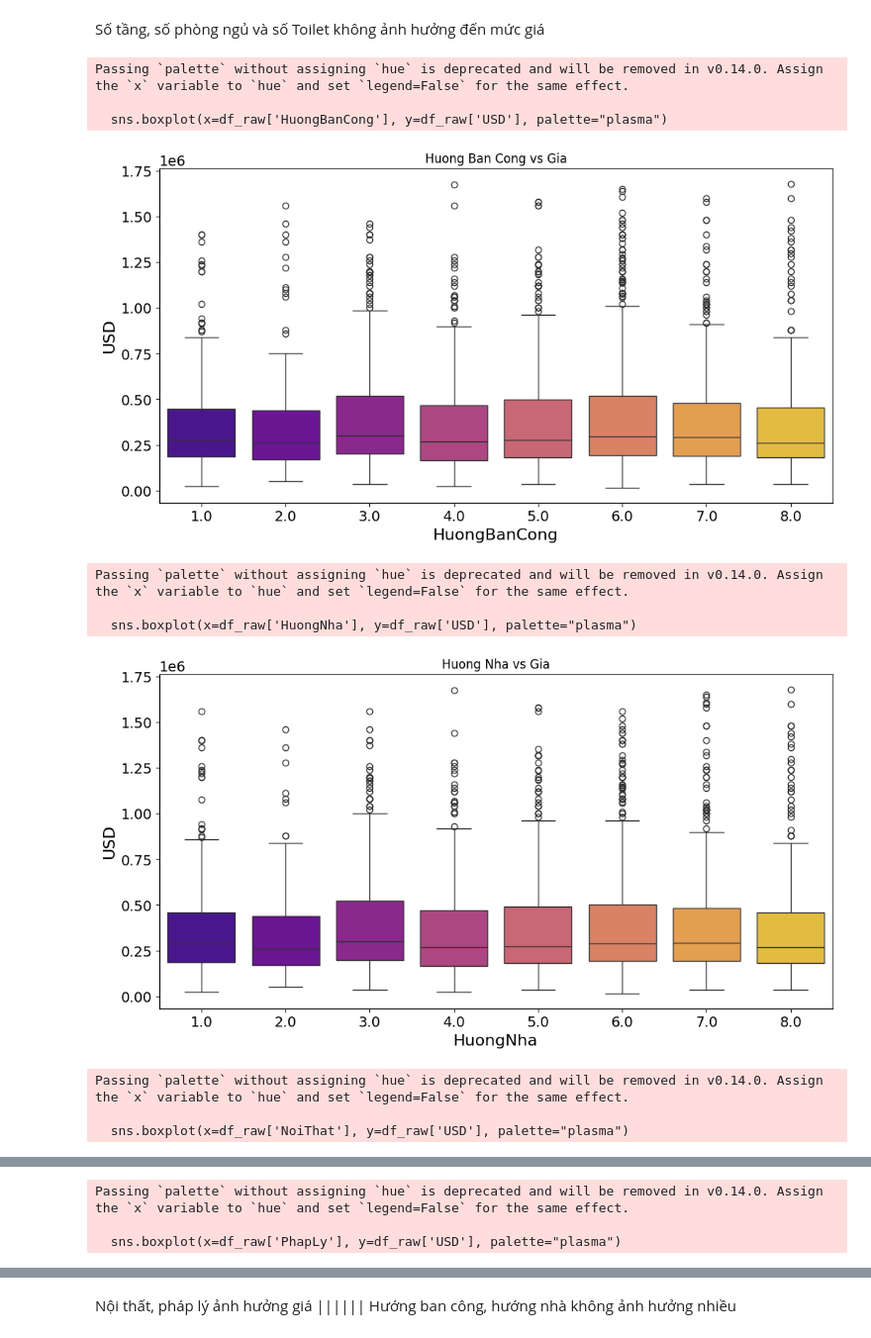
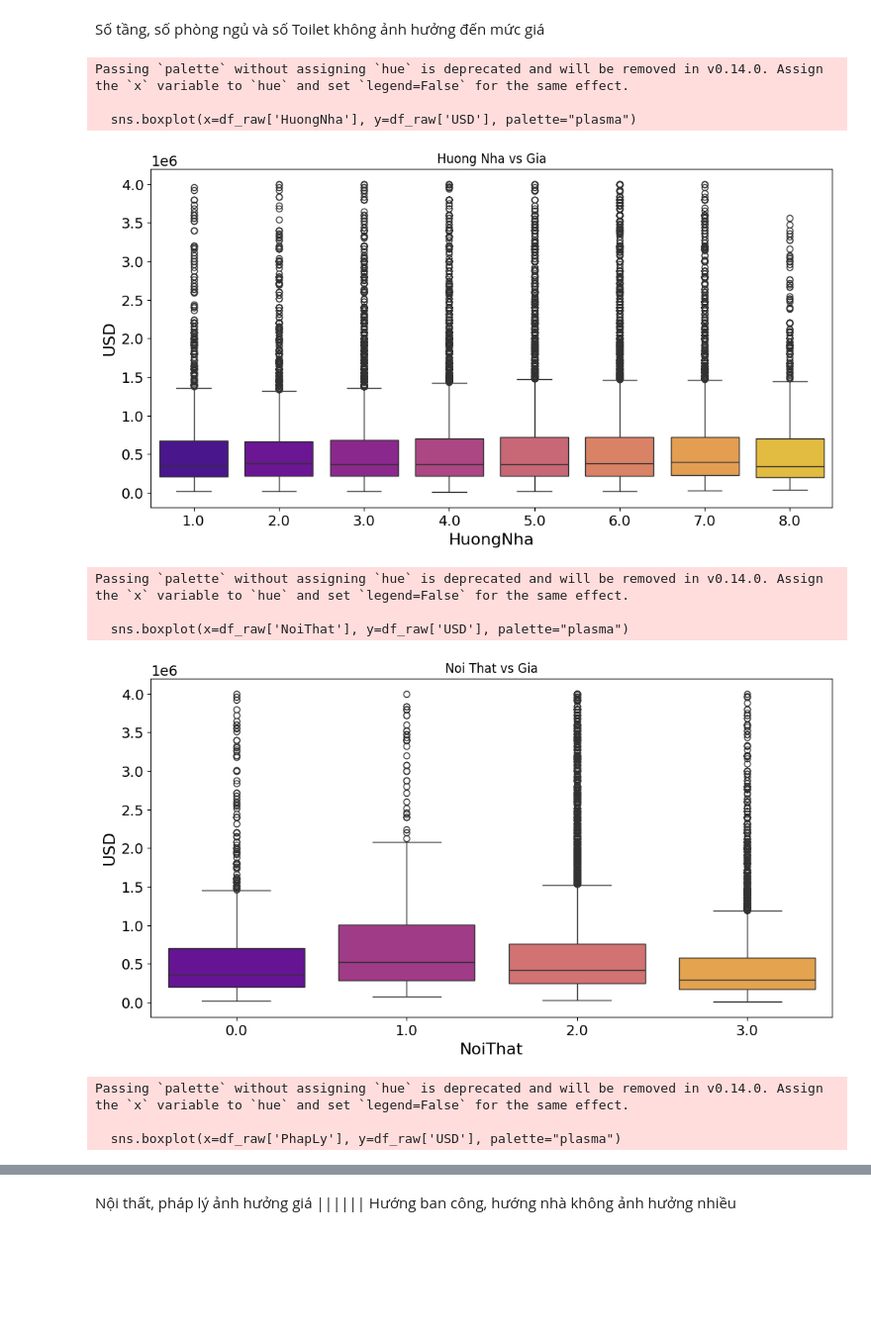
Before and after one commit to ngodongnguyen/SIC_BigData_Real-Estate-Price-Prediction, a Jupyter notebook: notebooks/Predit_House.ipynb, the cells around one changed output, grey strips where cells are left out. Shown: that part at 99% size. Drawn from its saved outputs; the diff is of its cells as text; code cells hidden in the pictures; blank space fills up the shorter version.

```diff
--- a/notebooks/Predit_House.ipynb
+++ b/notebooks/Predit_House.ipynb
@@ -22,9 +23,15 @@ import lightgbm as lgb
 # %%
 #tạo DataFrame với các cột đã được số hóa
 df_raw = pd.read_csv('C:/CODE/SIC_BigData_Real-Estate-Price-Prediction/data/batdongsan/numerized/NhaO_numerized-dataset.csv',index_col=False)
-# %%
-df_raw = df_raw.drop(columns=['Lat','Long'])
-df_raw = df_raw.dropna(subset=['City', 'District', 'Ward'])
+# %%
+rows  = df_raw[df_raw['MucGia'] < 200000000]
+df_raw = df_raw.drop(index = rows.index)
+rows  = df_raw[df_raw['MucGia'] > 200000000000]
+df_raw = df_raw.drop(index = rows.index)
+
+df_raw = df_raw.dropna(subset=['City', 'District', 'Ward','MucGia','SoTang','SoPhongNgu','SoToilet'])
+
+df_raw = df_raw.drop(columns='HuongBanCong')
 # %%
 df_raw.info()
 # %% [output]
@@ -48,13 +54,0 @@ memory usage: 5.5+ MB
-# %%
-#giới hạn các giá trị tập trung nhiều trong khoảng 25% - 75%
-
-for variable in ['DienTich', 'MucGia', 'MatTien', 'DuongVao','SoTang','SoPhongNgu', 'SoToilet','HuongBanCong']:
-    if df_raw[variable].dropna().empty:
-        print(f"Column {variable} is empty or contains only NaN values.")
-        continue
-    Q1 = np.quantile(df_raw[variable].dropna(), 0.25)
-    Q3 = np.quantile(df_raw[variable].dropna(), 0.75)
-    IQR = Q3 - Q1
-    lower_bound = Q1 - 1.5 * IQR
-    upper_bound = Q3 + 1.5 * IQR
-    df_raw = df_raw[(df_raw[variable] >= lower_bound) & (df_raw[variable] <= upper_bound)]
@@ -61,3 +107,10 @@ for variable in ['DienTich', 'MucGia', 'MatTien', 'DuongVao','SoTang','SoPhongNg
+# %%
+
+columns_to_floor = ['HuongNha']
+
+# Làm tròn xuống các giá trị cho các cột
+for column in columns_to_floor:
+    df_raw[column] = np.floor(df_raw[column])
 # %%
 df_raw.describe()
 # %% [output]
@@ -160,33 +213,33 @@ Số tầng, số phòng ngủ và số Toilet không ảnh hưởng đến mứ
 # %%
 # Setting the figure size for the plots
 plt.rcParams['figure.figsize'] = (12, 6)
 
 # Creating the box plots
 
-sns.boxplot(x=df_raw['HuongBanCong'], y=df_raw['USD'], palette="plasma")
-plt.title('Huong Ban Cong vs Gia')
-plt.show()
+# sns.boxplot(x=df_raw['HuongBanCong'], y=df_raw['USD'], palette="plasma")
+# plt.title('Huong Ban Cong vs Gia')
+# plt.show()
 
 sns.boxplot(x=df_raw['HuongNha'], y=df_raw['USD'], palette="plasma")
 plt.title('Huong Nha vs Gia')
 plt.show()
 
 sns.boxplot(x=df_raw['NoiThat'], y=df_raw['USD'], palette="plasma")
 plt.title('Noi That vs Gia')
 plt.show()
 
 sns.boxplot(x=df_raw['PhapLy'], y=df_raw['USD'], palette="plasma")
 plt.title('Phap Ly vs Gia')
 plt.show()
 # %% [output]
 Passing `palette` without assigning `hue` is deprecated and will be removed in v0.14.0. Assign the `x` variable to `hue` and set `legend=False` for the same effect.
 
-  sns.boxplot(x=df_raw['HuongBanCong'], y=df_raw['USD'], palette="plasma")
+  sns.boxplot(x=df_raw['HuongNha'], y=df_raw['USD'], palette="plasma")
-[figure, old version]
+[figure, new version]
 Passing `palette` without assigning `hue` is deprecated and will be removed in v0.14.0. Assign the `x` variable to `hue` and set `legend=False` for the same effect.
 
-  sns.boxplot(x=df_raw['HuongNha'], y=df_raw['USD'], palette="plasma")
+  sns.boxplot(x=df_raw['NoiThat'], y=df_raw['USD'], palette="plasma")
-[figure, old version]
+[figure, new version]
 Passing `palette` without assigning `hue` is deprecated and will be removed in v0.14.0. Assign the `x` variable to `hue` and set `legend=False` for the same effect.
 
-  sns.boxplot(x=df_raw['NoiThat'], y=df_raw['USD'], palette="plasma")
+  sns.boxplot(x=df_raw['PhapLy'], y=df_raw['USD'], palette="plasma")
@@ -194,3 +246,0 @@ Passing `palette` without assigning `hue` is deprecated and will be removed in v
-Passing `palette` without assigning `hue` is deprecated and will be removed in v0.14.0. Assign the `x` variable to `hue` and set `legend=False` for the same effect.
-
-  sns.boxplot(x=df_raw['PhapLy'], y=df_raw['USD'], palette="plasma")
```
Also changed, not shown: parts of 34 cells of this notebook.
